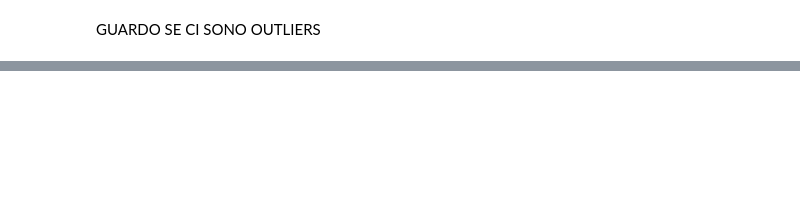
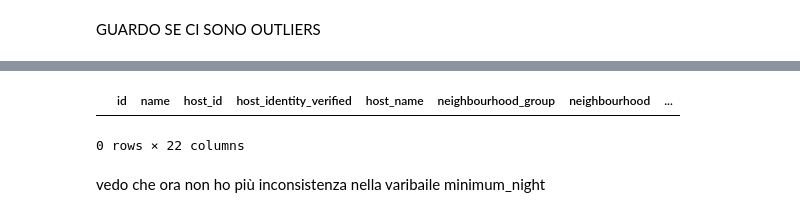
Before and after one commit to AnnaBicelli/Airbnb_Open_Data_project, a Jupyter notebook: Airbnb_Project.ipynb, the cells around one changed output, grey strips where cells are left out. Cells and saved outputs as stored; diff of their text form; code cells hidden in the pictures; blank space fills up the shorter version.

```diff
--- a/Airbnb_Project.ipynb
+++ b/Airbnb_Project.ipynb
@@ -483,0 +706,7 @@ GUARDO SE CI SONO OUTLIERS
+# %%
+airbnb_df[airbnb_df['minimum_nights']<0]
+# %% [output]
+|  | id | name | host_id | host_identity_verified | host_name | neighbourhood_group | neighbourhood | ... |
+0 rows × 22 columns
+# %% [markdown]
+vedo che ora non ho più inconsistenza nella varibaile minimum_night
```
Also changed, not shown: parts of 49 cells of this notebook.
